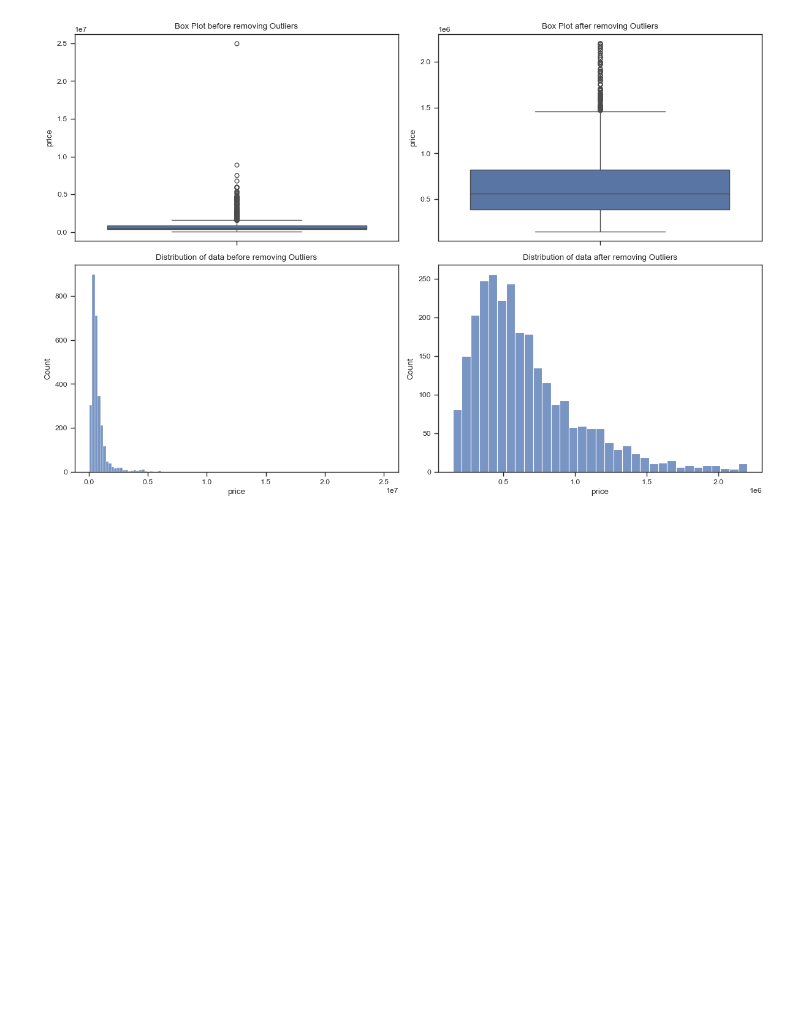
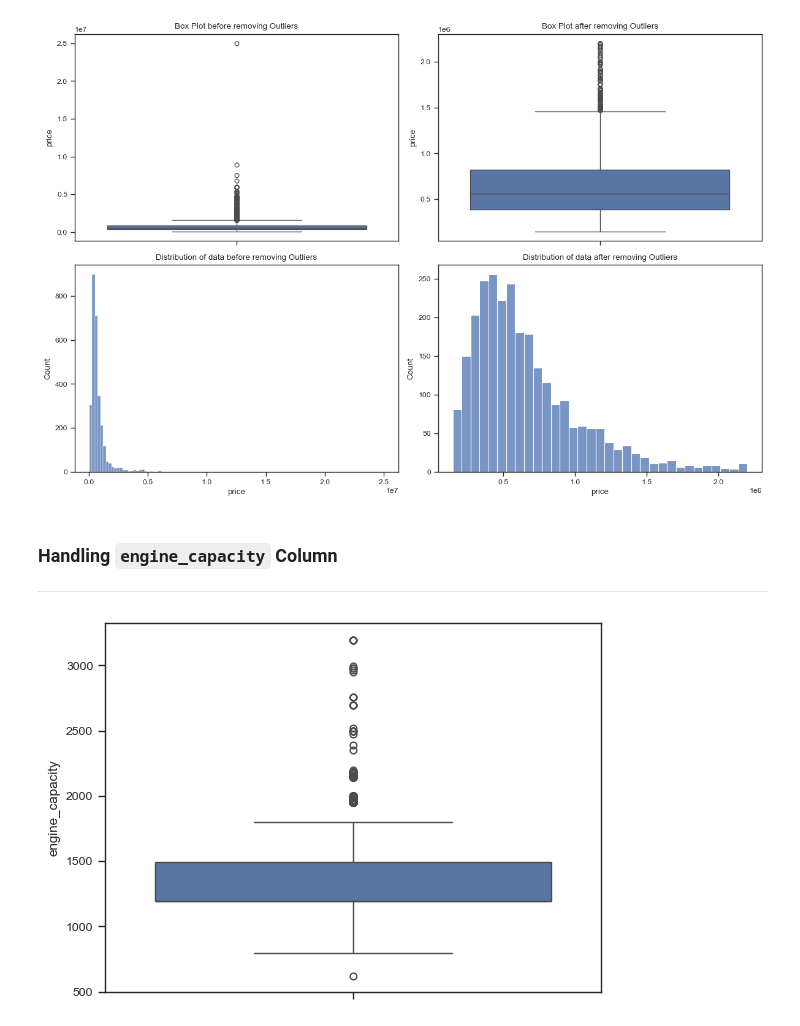
Before and after one commit to TheMrityunjayPathak/AutoIQ, a Jupyter notebook: notebooks/step_2_outlier_detection.ipynb, the cells around one changed output. Drawn from its saved outputs; the diff is of its cells as text; code cells hidden in the pictures; blank space fills up the shorter version.

Commit message:
feat: remove rare categories from engine_capacity column

```diff
--- a/notebooks/step_2_outlier_detection.ipynb
+++ b/notebooks/step_2_outlier_detection.ipynb
@@ -481,3 +481,13 @@ plt.tight_layout()
 plt.show()
 # %% [output]
 [figure]
+# %% [markdown]
+### Handling `engine_capacity` Column
+
+---
+# %%
+# Box Plot of "engine_capacity" column
+sns.boxplot(updated_cars['engine_capacity'])
+plt.show()
+# %% [output]
+[figure, added]
```
Also changed, not shown: parts of 6 cells of this notebook.
